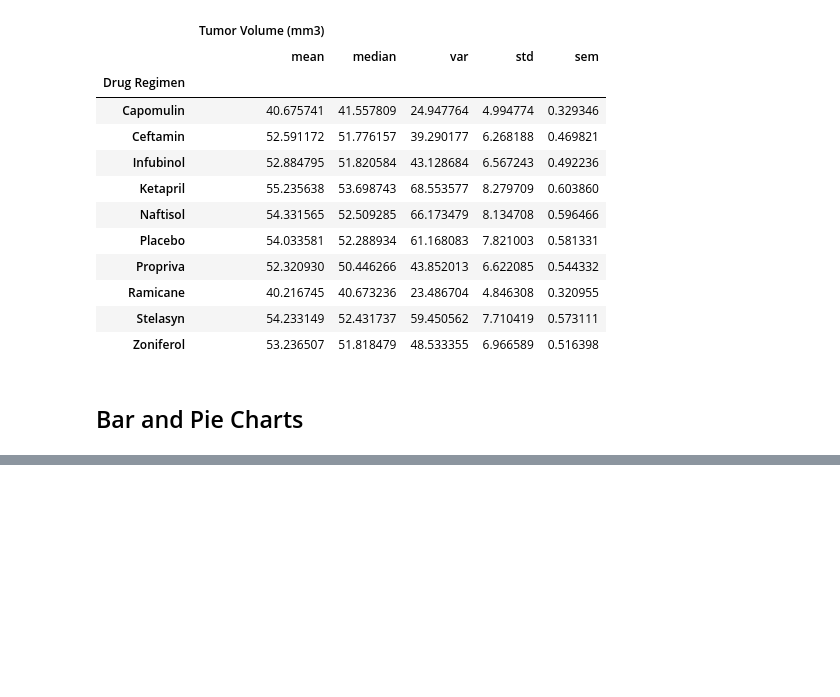
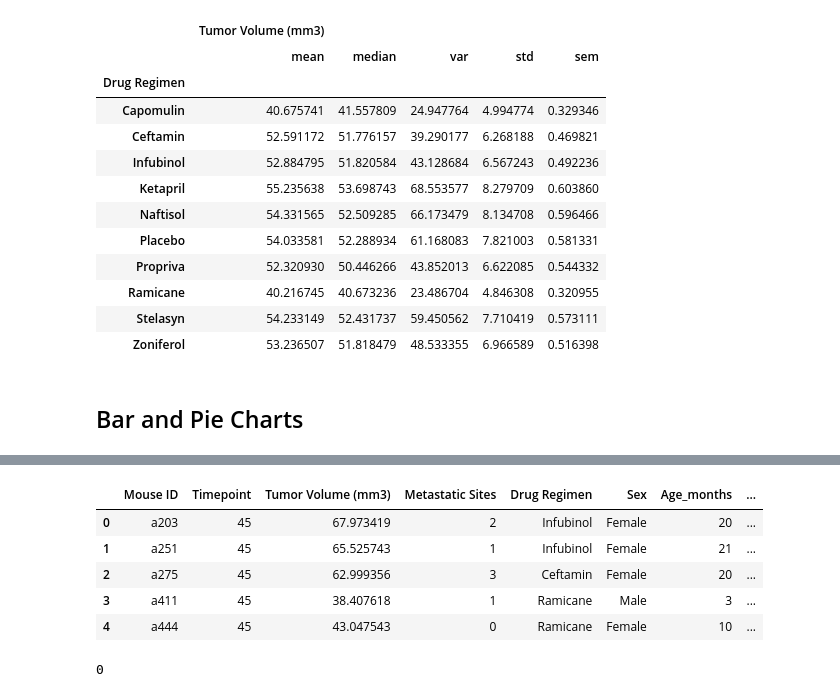
Before and after one commit to tsbarr/matplotlib-challenge, a Jupyter notebook: Pymaceuticals/pymaceuticals_analysis_tsbarr.ipynb, the cells around one changed output, grey strips where cells are left out. Cells and saved outputs as stored; diff of their text form; code cells hidden in the pictures; blank space fills up the shorter version.

Commit message:
start quartiles  and boxplot analysis

```diff
--- a/Pymaceuticals/pymaceuticals_analysis_tsbarr.ipynb
+++ b/Pymaceuticals/pymaceuticals_analysis_tsbarr.ipynb
@@ -192,0 +221,15 @@ summary_statistics
+# %%
+# Calculate the final tumor volume of each mouse across four of the treatment regimens:
+# Capomulin, Ramicane, Infubinol, and Ceftamin
+# Put treatments into a list for for loop (and later for plot labels)
+regimen_list = ['Capomulin', 'Ramicane', 'Infubinol', 'Ceftamin']
+
+# Start by getting the last (greatest) timepoint for each mouse
+last_timepoints = (clean_data
+    .query('`Drug Regimen` in @regimen_list')
+    .groupby('Mouse ID', as_index=False)
+    .aggregate(
+        {'Timepoint': 'max'}
+    )
+)
+last_timepoints.head()
@@ -192,0 +243,15 @@ summary_statistics
+# %%
+# Merge this group df with the original DataFrame to get the tumor volume at the last timepoint
+last_timepoints = last_timepoints.merge(clean_data, how='left')
+last_timepoints.head()
+# %% [output]
+|  | Mouse ID | Timepoint | Tumor Volume (mm3) | Metastatic Sites | Drug Regimen | Sex | Age_months | ... |
+| 0 | a203 | 45 | 67.973419 | 2 | Infubinol | Female | 20 | ... |
+| 1 | a251 | 45 | 65.525743 | 1 | Infubinol | Female | 21 | ... |
+| 2 | a275 | 45 | 62.999356 | 3 | Ceftamin | Female | 20 | ... |
+| 3 | a411 | 45 | 38.407618 | 1 | Ramicane | Male | 3 | ... |
+| 4 | a444 | 45 | 43.047543 | 0 | Ramicane | Female | 10 | ... |
+# %%
+last_timepoints['Timepoint'].min()
+# %% [output]
+0
```
Also changed, not shown: parts of 10 cells of this notebook.
